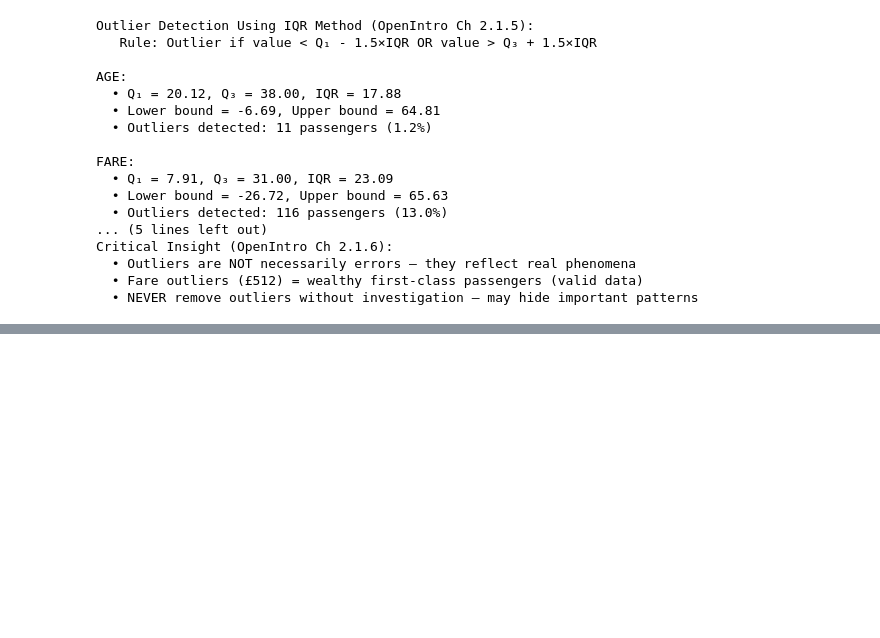
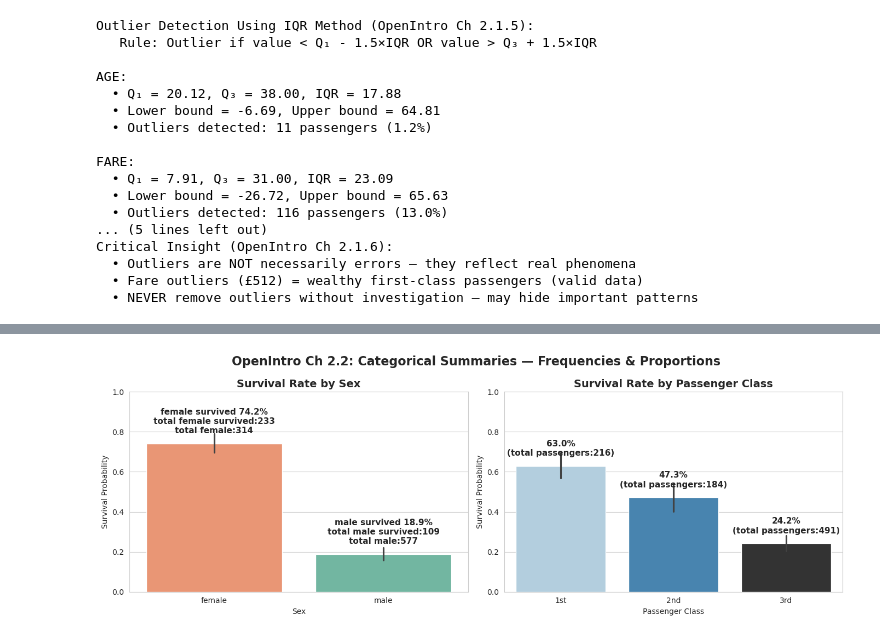
Before and after one commit to zhang196937-ops/titanic-statistical-analysis, a Jupyter notebook: notebooks/02_summarizing_data.ipynb, the cells around one changed output, grey strips where cells are left out. Saved outputs shown, nothing was run; the diff lists cells and outputs as text; code cells hidden in the pictures; blank space fills up the shorter version.

```diff
--- a/notebooks/02_summarizing_data.ipynb
+++ b/notebooks/02_summarizing_data.ipynb
@@ -562,3 +588,95 @@ Critical Insight (OpenIntro Ch 2.1.6):
   • Outliers are NOT necessarily errors — they reflect real phenomena
   • Fare outliers (£512) = wealthy first-class passengers (valid data)
   • NEVER remove outliers without investigation — may hide important patterns
+# %%
+# OpenIntro Ch 2.2: Summarizing Categorical Variables (CONCEPTUALLY PRECISE)
+print("*"*70)
+print("Step 4: Categorical Summaries — Frequencies & Proportions (NOT Means)")
+print("*"*70)
+print("Critical Clarification:")
+print("   • For BINARY variables (survived=0/1): mean = proportion (mathematically equivalent)")
+print("   • For NOMINAL variables (sex): NEVER use mean — use frequencies/proportions only")
+print("*"*70)
+#categorical type
+categorical_vars = ['sex', 'pclass', 'embarked', 'survived']
+
+print("Categorical Variable Summaries:")
+print("Rule: Use FREQUENCIES/PROPORTIONS (not mean/median)\n")
+
+for var in categorical_vars:
+    #caculate frequencies for every item in categorical_vars.
+    # freq = pd.Series({'male': 577, 'female': 314})
+    freq = df[var].value_counts()
+    #caculate proportions for every item in categorical_vars, for normalize=True, it calculates proportions.
+    #prop = pd.Series({'male': 64.8, '35.2': 314})
+    prop = df[var].value_counts(normalize=True) * 100
+    print(f"{var.upper()}:")
+    #format for title
+    print(f"  {'Value':<15} {'Frequency':<12} {'Proportion':<12}")
+    print("  " + "-"*45)
+    # freq.index = Index(['male', 'female'])
+    # the first loop: val = 'male',
+    # the seconde loop:val = 'female'
+    # freq[val]->freq['male']=577 or freq['female']=314
+    # prop[val]->prop['male']=64.8 or prop['female']=35.2
+    for val in freq.index:
+        label = str(val).replace('0', 'No').replace('1', 'Yes') if var == 'survived' else str(val)
+        print(f"  {label:<15} {freq[val]:<12} {prop[val]:.1f}%")
+    print()
+
+fig, axes = plt.subplots(1, 2, figsize=(14, 5))
+
+# (a) Survival by sex
+sns.barplot(
+    data=df,
+    x='sex',
+    y='survived',
+    hue='sex',
+    palette='Set2',
+    order=['female', 'male'],
+    ax=axes[0],
+    legend=False
+)
+axes[0].set_title('Survival Rate by Sex', fontsize=14, fontweight='bold')
+axes[0].set_ylabel('Survival Probability')
+axes[0].set_xlabel('Sex')
+axes[0].set_ylim(0, 1)
+#add label
+#total_survived = df[df['survived']==1]['survived'].sum()
+#print(total_survived)
+for i, sex in enumerate(['female', 'male']):
+    total_servived_sex=df.query("survived == 1 and sex ==@sex")['survived'].sum()
+    rate = df[df['sex'] == sex]['survived'].mean()
+    count = (df['sex'] == sex).sum()
+    axes[0].text(i, rate + 0.05, f'{sex} survived { rate:.1%}\ntotal {sex} survived:{total_servived_sex}\ntotal {sex}:{count}',
+                ha='center', fontsize=11, fontweight='bold')
+
+# (b) Survival by pclass
+sns.barplot(
+    data=df,
+    x='pclass',
+    y='survived',
+    hue='pclass',
+    palette='Blues_d',
+    order=[1, 2, 3],
+    ax=axes[1],
+    legend=False
+)
+axes[1].xaxis.set_major_locator(FixedLocator([0, 1,2]))
+axes[1].set_title('Survival Rate by Passenger Class', fontsize=14, fontweight='bold')
+axes[1].set_ylabel('Survival Probability')
+axes[1].set_xlabel('Passenger Class')
+axes[1].set_xticklabels(['1st', '2nd', '3rd'])
+axes[1].set_ylim(0, 1)
+
+#add label
+for i, pclass in enumerate([1, 2, 3]):
+    rate = df[df['pclass'] == pclass]['survived'].mean()
+    count = (df['pclass'] == pclass).sum()
+    axes[1].text(i, rate + 0.05, f'{rate:.1%}\n(total passengers:{count})',
+                ha='center', fontsize=11, fontweight='bold')
+
+plt.suptitle('OpenIntro Ch 2.2: Categorical Summaries — Frequencies & Proportions',
+             fontsize=16, fontweight='bold', y=0.98)
+plt.tight_layout()
+# %% [output]
@@ -564,0 +700 @@ Critical Insight (OpenIntro Ch 2.1.6):
+[figure, added]
```
Also changed, not shown: parts of 4 cells of this notebook, 18 other files.
